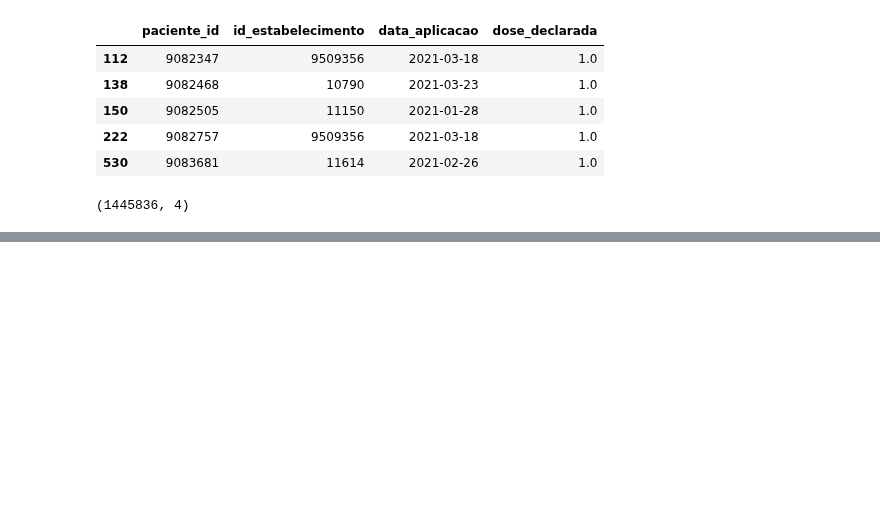
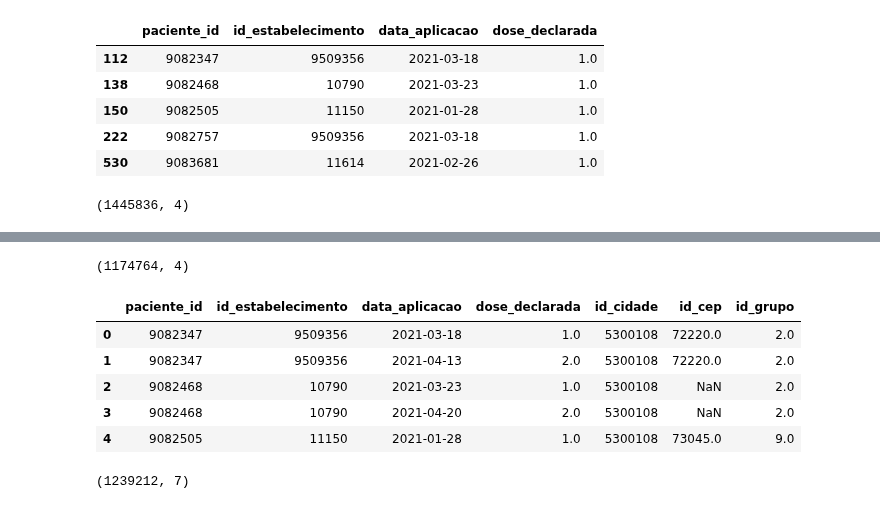
Before and after one commit to raquelcreis/vacina_covid_bsb, a Jupyter notebook: notebook.ipynb, the cells around one changed output, grey strips where cells are left out. Cells and saved outputs as stored; diff of their text form; code cells hidden in the pictures; blank space fills up the shorter version.

```diff
--- a/notebook.ipynb
+++ b/notebook.ipynb
@@ -319,5 +325,5 @@ dfVacinacao.shape
 # %%
 # Dataframe de pacientes no DF
 
-dfPaciente = pd.read_sql_query('SELECT hash,id_cidade,id_cep,id_grupo FROM pos.tbl_paciente WHERE id_cidade = 5300108', postgreSQLConnection)
+dfPaciente = pd.read_sql_query('SELECT id,id_cidade,id_cep,id_grupo FROM public.tbl_paciente WHERE id_cidade = 5300108', postgreSQLConnection)
 dfPaciente.head()
@@ -324,12 +337,28 @@ dfPaciente.head()
+# %%
+dfPaciente.shape
+# %% [output]
+(1174764, 4)
 # %%
 # Merge das informações do cep da residência do paciente e do estabelecimento onde ele foi vacinado
 
-dfVacinacao.rename(columns={"hash_paciente":"hash"},inplace=True)
-dfMerged = pd.merge(dfVacinacao,dfPaciente,on='hash')
-dfMerged.head()
+dfVacinacao.rename(columns={"id":"paciente_id"},inplace=True)
+# %%
+dfPaciente.rename(columns={"id":"paciente_id"},inplace=True)
+# %%
+dfMerged = pd.merge(dfVacinacao,dfPaciente,on='paciente_id')
+dfMerged.head()
+# %% [output]
+|  | paciente_id | id_estabelecimento | data_aplicacao | dose_declarada | id_cidade | id_cep | id_grupo |
+| 0 | 9082347 | 9509356 | 2021-03-18 | 1.0 | 5300108 | 72220.0 | 2.0 |
+| 1 | 9082347 | 9509356 | 2021-04-13 | 2.0 | 5300108 | 72220.0 | 2.0 |
+| 2 | 9082468 | 10790 | 2021-03-23 | 1.0 | 5300108 | NaN | 2.0 |
+| 3 | 9082468 | 10790 | 2021-04-20 | 2.0 | 5300108 | NaN | 2.0 |
+| 4 | 9082505 | 11150 | 2021-01-28 | 1.0 | 5300108 | 73045.0 | 9.0 |
 # %%
 # Tamanho do Merge
 dfMerged.shape
+# %% [output]
+(1239212, 7)
 # %%
 # Checando as informações
 dfMerged.info()
```
Also changed, not shown: parts of 9 cells of this notebook.
